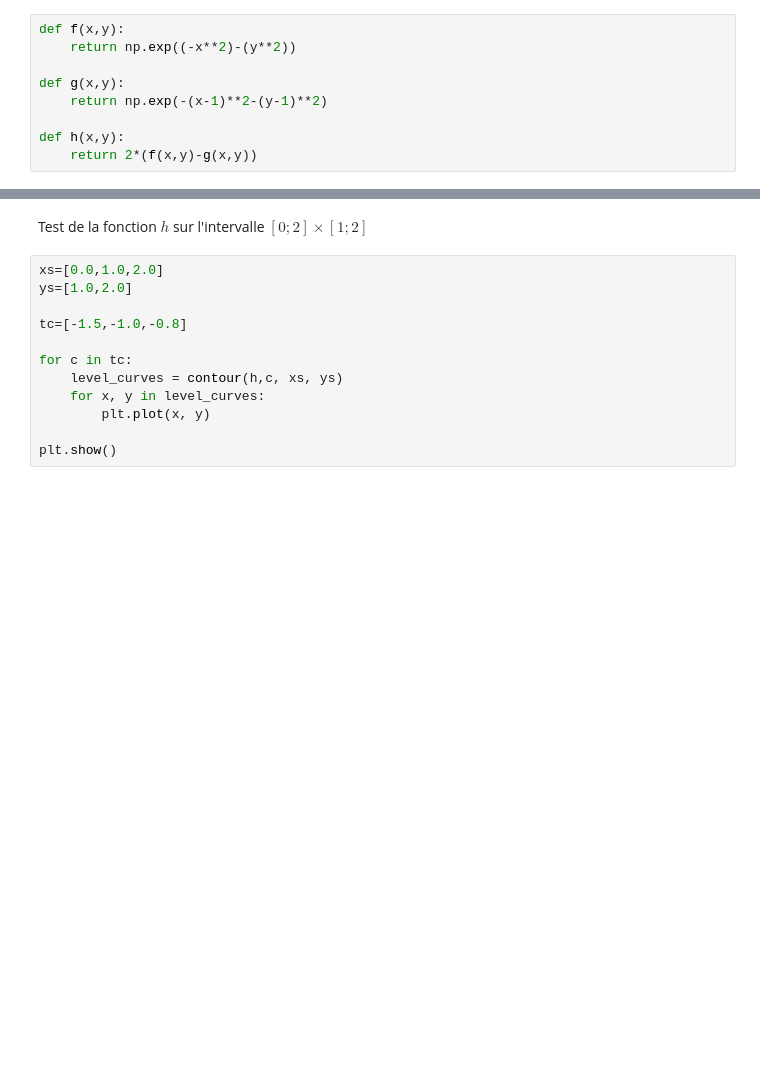
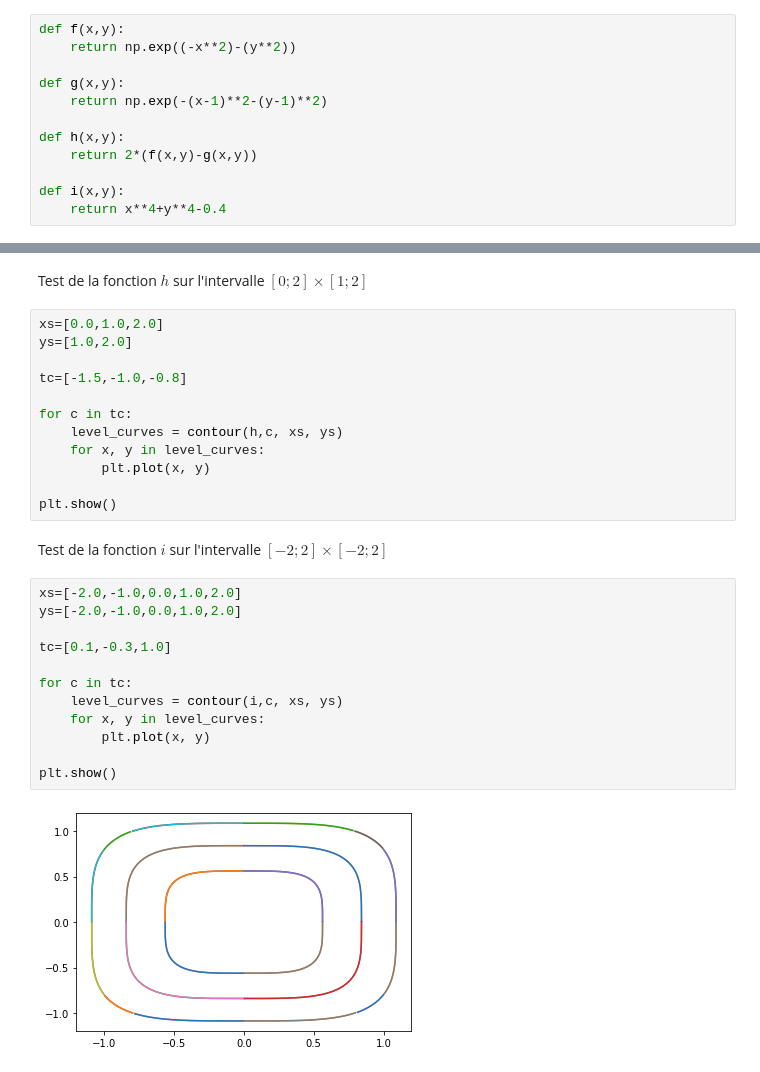
Before and after one commit to BereniceSinopoliPal/ProjetMathsInfo, a Jupyter notebook: ProjetMathsInfo.ipynb, the cells around one changed output, grey strips where cells are left out. Cells and saved outputs as stored; diff of their text form; blank space fills up the shorter version.

```diff
--- a/ProjetMathsInfo.ipynb
+++ b/ProjetMathsInfo.ipynb
@@ -321,6 +323,9 @@ def g(x,y):
 
 def h(x,y):
     return 2*(f(x,y)-g(x,y))
+
+def i(x,y):
+    return x**4+y**4-0.4
 # %% [markdown]
 Test de la fonction $h2$ sur l'intervalle $\left [ 0;1 \right ]\times \left [ 0;2 \right ]$
 # %%
@@ -349,3 +356,19 @@ for c in tc:
         plt.plot(x, y)
 
 plt.show()
+# %% [markdown]
+Test de la fonction $i$ sur l'intervalle $\left [ -2;2 \right ]\times \left [ -2;2 \right ]$
+# %%
+xs=[-2.0,-1.0,0.0,1.0,2.0]
+ys=[-2.0,-1.0,0.0,1.0,2.0]
+
+tc=[0.1,-0.3,1.0]
+
+for c in tc:
+    level_curves = contour(i,c, xs, ys)
+    for x, y in level_curves:
+        plt.plot(x, y)
+
+plt.show()
+# %% [output]
+[figure, added]
```
Also changed, not shown: parts of 2 cells of this notebook.
